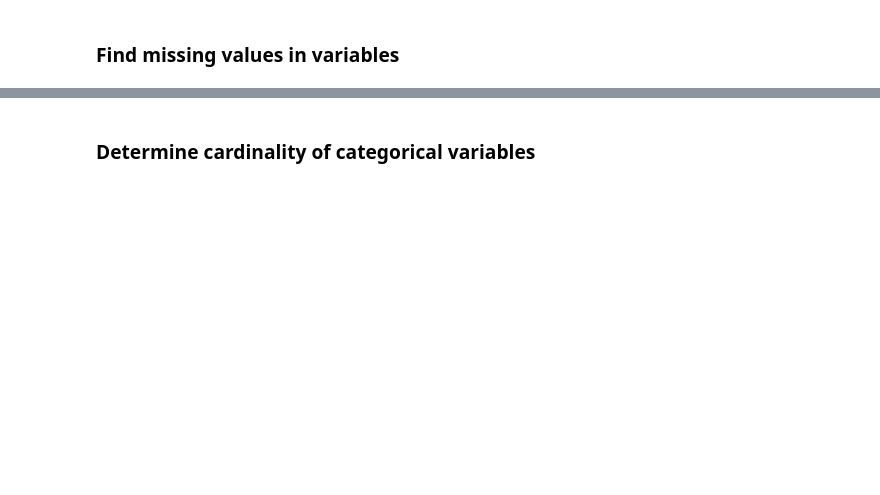
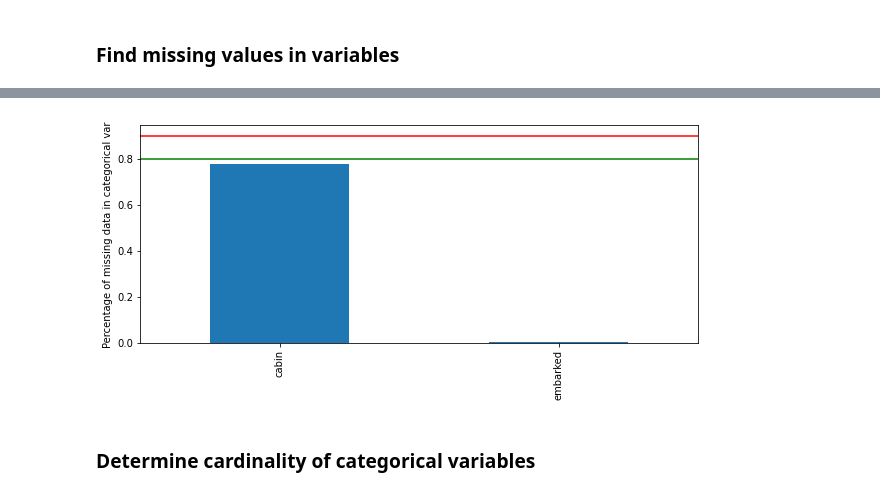
Before and after one commit to trainindata/deploying-machine-learning-models, a Jupyter notebook: section-04-research-and-development/titanic-assignment/01-predicting-survival-titanic-assignement.ipynb, the cells around one changed output, grey strips where cells are left out. Saved outputs shown, nothing was run; the diff lists cells and outputs as text; code cells hidden in the pictures; blank space fills up the shorter version.

```diff
--- a/section-04-research-and-development/titanic-assignment/01-predicting-survival-titanic-assignement.ipynb
+++ b/section-04-research-and-development/titanic-assignment/01-predicting-survival-titanic-assignement.ipynb
@@ -129,2 +145,15 @@ print('Number of categorical variables: {}'.format(len(vars_cat)))
+# %%
+# now in categorical variables
+
+vars_with_na = [var for var in vars_cat if data[var].isnull().sum() > 0]
+data[vars_with_na].isnull().mean().sort_values(ascending=False)
+data[vars_with_na].isnull().mean().sort_values(
+    ascending=False).plot.bar(figsize=(10, 4))
+plt.ylabel('Percentage of missing data in categorical var')
+plt.axhline(y=0.90, color='r', linestyle='-')
+plt.axhline(y=0.80, color='g', linestyle='-')
+plt.show()
+# %% [output]
+[figure, added]
 # %% [markdown]
 ### Determine cardinality of categorical variables
```
Also changed, not shown: parts of 24 cells of this notebook, 1 other file.
